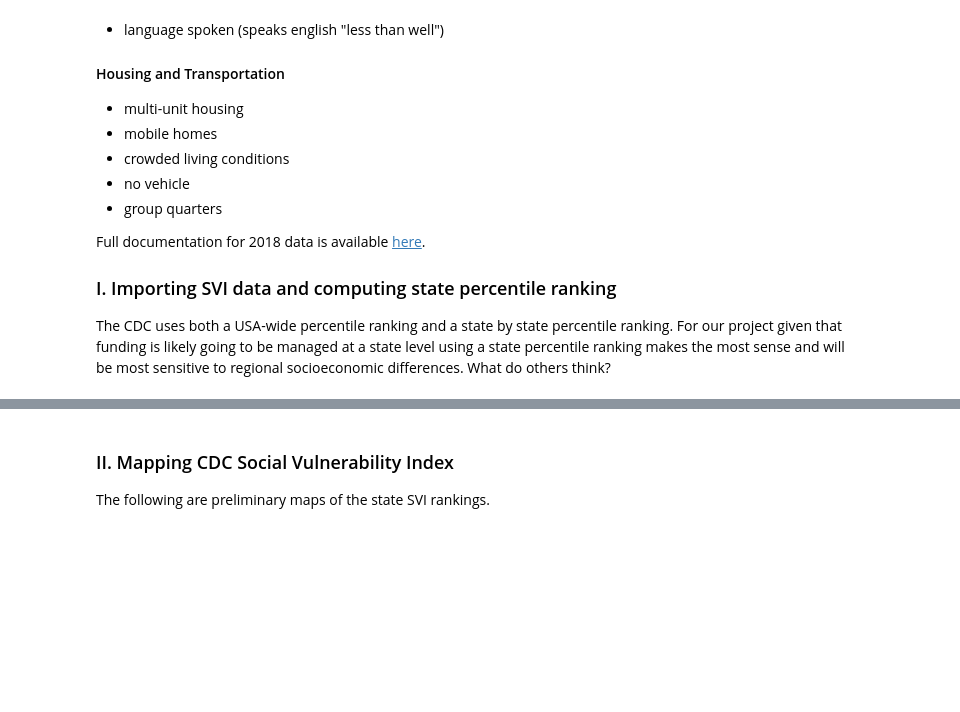
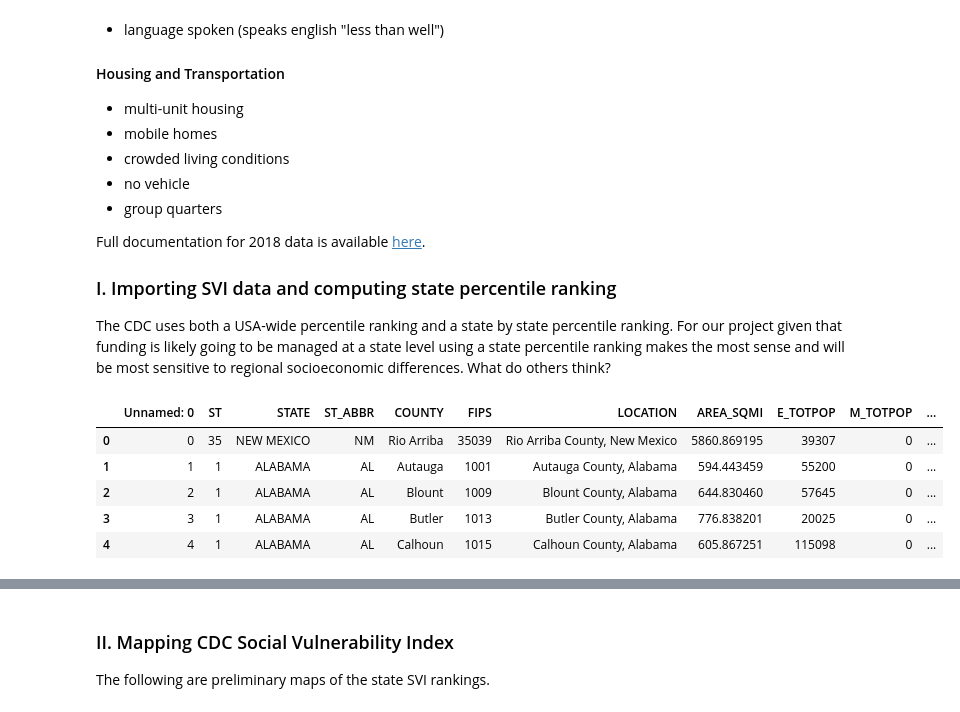
Before and after one commit to CenterForSpatialResearch/community_health_workers, a Jupyter notebook: 00_social_vulnerability_index_eda.ipynb, the cells around one changed output, grey strips where cells are left out. Cells and saved outputs as stored; diff of their text form; code cells hidden in the pictures; blank space fills up the shorter version.

Commit message:
counties svi

```diff
--- a/00_social_vulnerability_index_eda.ipynb
+++ b/00_social_vulnerability_index_eda.ipynb
@@ -49,3 +55,14 @@ svi_puerto_rico = gpd.read_file("data/svi/SVI2018_PuertoRico_tract.geojson")
+# %%
+svi_import = pd.read_csv('data/svi/svi_2018_counties_state_ranked.csv')
+# %%
+svi_import.head()
+# %% [output]
+|  | Unnamed: 0 | ST | STATE | ST_ABBR | COUNTY | FIPS | LOCATION | AREA_SQMI | E_TOTPOP | M_TOTPOP | ... |
+| 0 | 0 | 35 | NEW MEXICO | NM | Rio Arriba | 35039 | Rio Arriba County, New Mexico | 5860.869195 | 39307 | 0 | ... |
+| 1 | 1 | 1 | ALABAMA | AL | Autauga | 1001 | Autauga County, Alabama | 594.443459 | 55200 | 0 | ... |
+| 2 | 2 | 1 | ALABAMA | AL | Blount | 1009 | Blount County, Alabama | 644.830460 | 57645 | 0 | ... |
+| 3 | 3 | 1 | ALABAMA | AL | Butler | 1013 | Butler County, Alabama | 776.838201 | 20025 | 0 | ... |
+| 4 | 4 | 1 | ALABAMA | AL | Calhoun | 1015 | Calhoun County, Alabama | 605.867251 | 115098 | 0 | ... |
 # %%
 ## add in puerto rico to USA-wide dataset
 svi_pr = svi.append(svi_puerto_rico)
```
Also changed, not shown: parts of 3 cells of this notebook, 3 other files.
